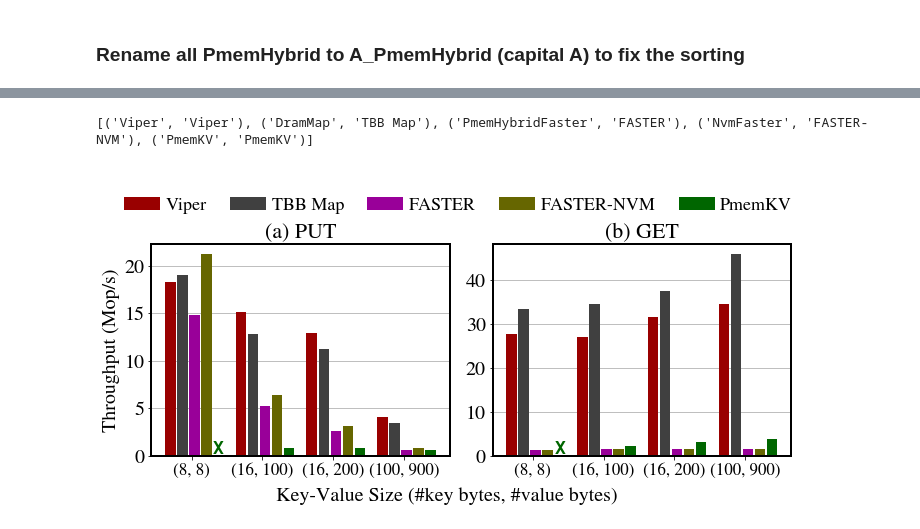
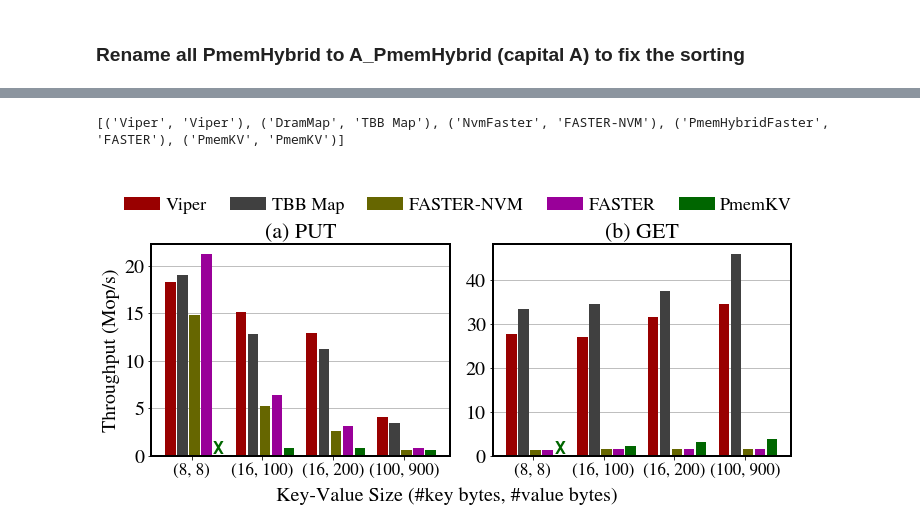
Before and after one commit to hpides/viper, a Jupyter notebook: eval/kv_size.ipynb, the cells around one changed output, grey strips where cells are left out. Drawn from its saved outputs; the diff is of its cells as text; code cells hidden in the pictures.

```diff
--- a/eval/kv_size.ipynb
+++ b/eval/kv_size.ipynb
@@ -62,7 +62,7 @@ def get_bm_ax(bm_type):
     raise RuntimeError(f"Unknown bm_type {bm_type}")
 
 KV_SIZES = sorted({kv_size for (kv_size, _) in RUNS.keys()})
-SORTED_FIXTURES = [VIPER, DRAM_MAP, HYBRID_FASTER, NVM_FASTER, PMEMKV]
+SORTED_FIXTURES = [VIPER, DRAM_MAP, NVM_FASTER, HYBRID_FASTER, PMEMKV]
 print(SORTED_FIXTURES)
 
 # Set position of bar on X axis
@@ -86,32 +86,32 @@ for bm_type, letter in zip(BM_TYPES, ['a', 'b']):
         for f_id, (val, pos) in enumerate(zip(r, [r1, r2, r3, r4, r5])):
             fixture = SORTED_FIXTURES[f_id]
             style = STYLES[fixture[0]]
 #             ax.bar(pos[i], val, bar_width, bottom=0, color='white', edgecolor=style.color, linewidth=2, hatch=style.hatch)
 #             ax.bar(pos[i], val, bar_width, bottom=0, color=style.color, hatch=style.hatch)
             ax.bar(pos[i], val, bar_width, bottom=0, color=style.color)
         ax.set_xticks([r + (2 * bar_width) for r in range(len(KV_SIZES))])
         ax.set_xticklabels(KV_SIZES)
 
     ax.set_axisbelow(True)
     ax.grid(axis='y', which='major')
     for tick in ax.xaxis.get_major_ticks():
         tick.label.set_fontsize(17)
     for tick in ax.yaxis.get_major_ticks():
         tick.label.set_fontsize(20)
 
 
 insert_ax.set_ylabel("Throughput (Mop/s)", fontsize=20)
 insert_ax.set_title(f"(a) PUT", fontsize=22)
 
 fig.legend(loc='upper center', labels=[f[1] for f in SORTED_FIXTURES], bbox_to_anchor=(0.503, 1.15),
            ncol=5, frameon=False, fontsize=18, columnspacing=1.3, handletextpad=0.3)
 fig.text(0.5, -0.02, 'Key-Value Size (#key bytes, #value bytes)', ha='center', fontsize=20)
 
 fig.text(0.175, 0.145, "X", color=STYLES[PMEMKV[0]].color, fontsize=18, weight='bold', family='monospace')
 fig.text(0.65, 0.145, "X", color=STYLES[PMEMKV[0]].color, fontsize=18, weight='bold', family='monospace')
 
 fig.savefig('charts/kv_size.pdf', bbox_inches='tight')
 fig.savefig('charts/kv_size.svg', bbox_inches='tight')
 # %% [output]
-[('Viper', 'Viper'), ('DramMap', 'TBB Map'), ('PmemHybridFaster', 'FASTER'), ('NvmFaster', 'FASTER-NVM'), ('PmemKV', 'PmemKV')]
+[('Viper', 'Viper'), ('DramMap', 'TBB Map'), ('NvmFaster', 'FASTER-NVM'), ('PmemHybridFaster', 'FASTER'), ('PmemKV', 'PmemKV')]
-[figure, old version]
+[figure, new version]
```
Also changed, not shown: 7 other files.
